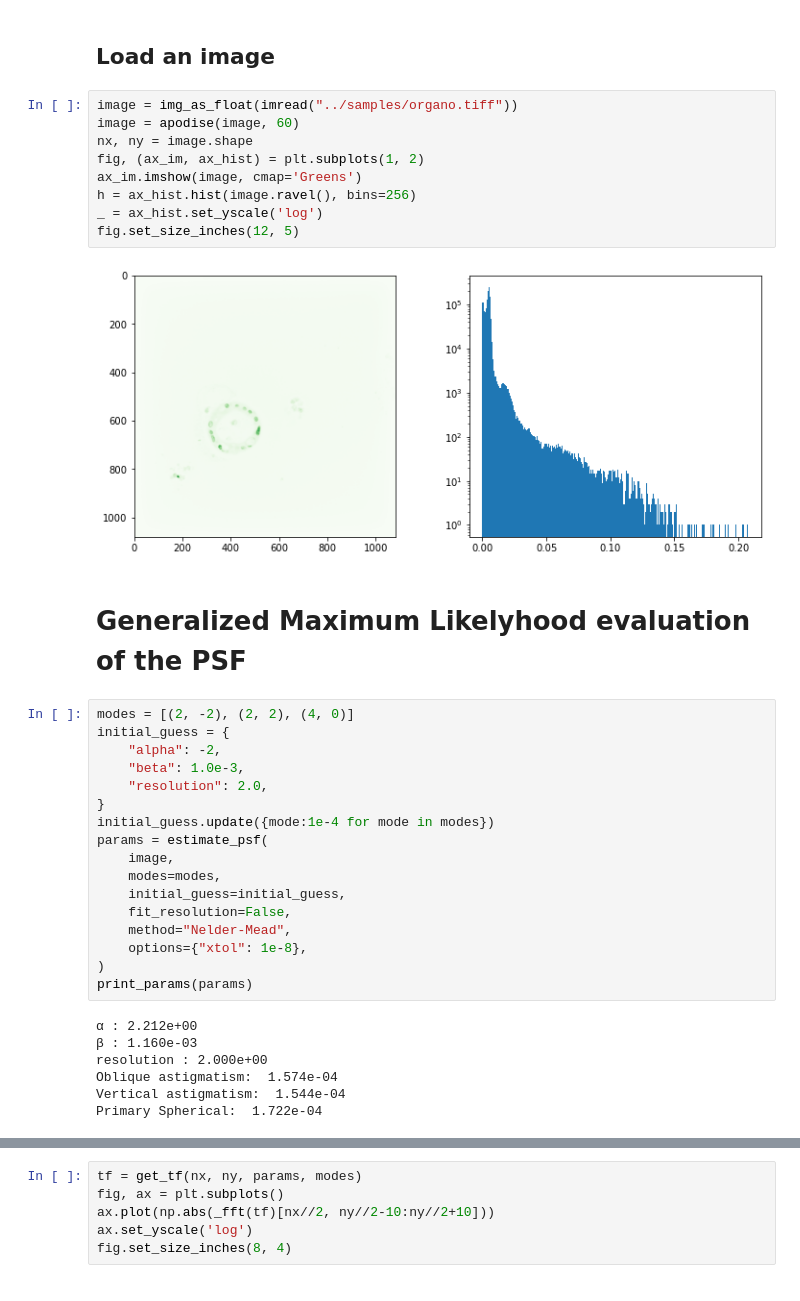
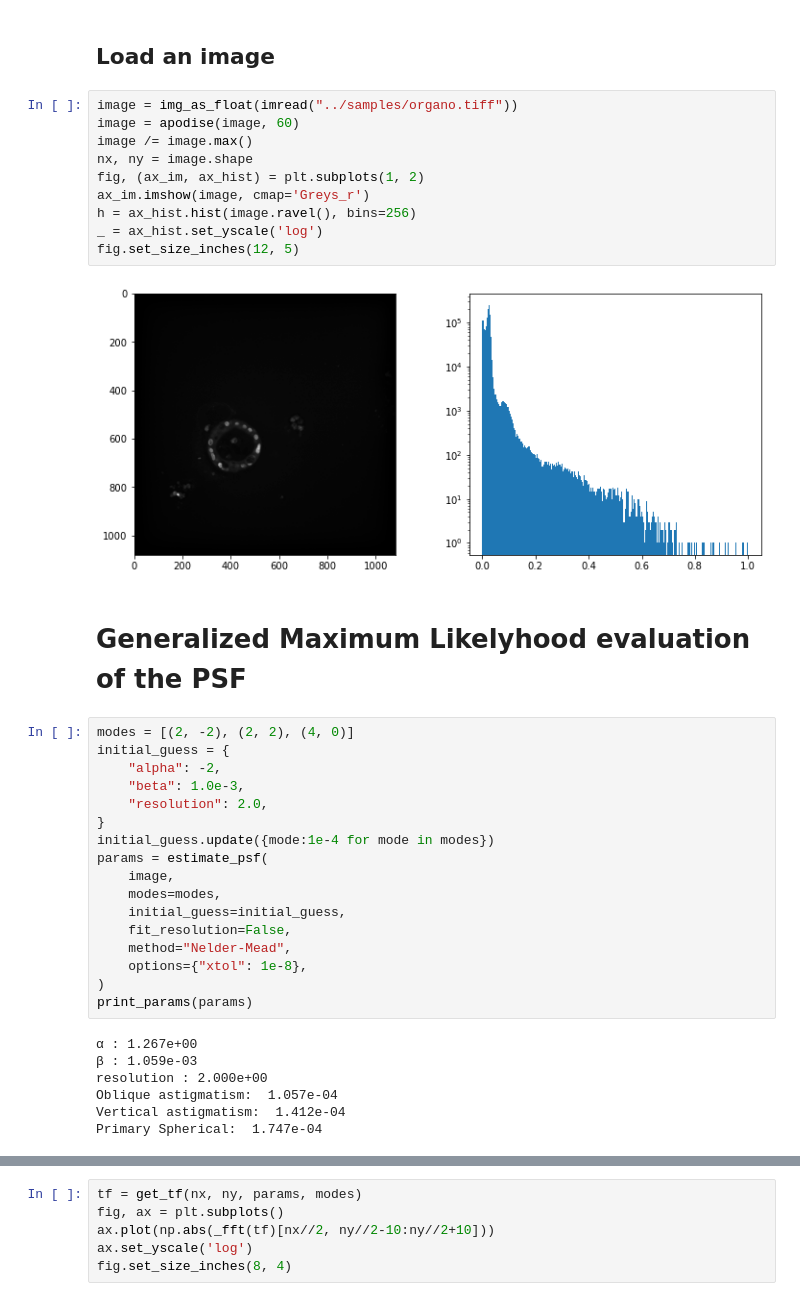
Before and after one commit to centuri-engineering/auto_metro, a Jupyter notebook: notebooks/MyopicDeconvolution.ipynb, the cells around one changed output, grey strips where cells are left out. Saved outputs shown, nothing was run; the diff lists cells and outputs as text.

```diff
--- a/notebooks/MyopicDeconvolution.ipynb
+++ b/notebooks/MyopicDeconvolution.ipynb
@@ -86,14 +86,15 @@ def print_params(params):
 # %%
 image = img_as_float(imread("../samples/organo.tiff"))
 image = apodise(image, 60)
+image /= image.max()
 nx, ny = image.shape
 fig, (ax_im, ax_hist) = plt.subplots(1, 2)
-ax_im.imshow(image, cmap='Greens')
+ax_im.imshow(image, cmap='Greys_r')
 h = ax_hist.hist(image.ravel(), bins=256)
 _ = ax_hist.set_yscale('log')
 fig.set_size_inches(12, 5)
 # %% [output]
-[figure, old version]
+[figure, new version]
 # %% [markdown]
 # Generalized Maximum Likelyhood evaluation of the PSF
 # %%
@@ -114,12 +115,12 @@ params = estimate_psf(
 )
 print_params(params)
 # %% [output]
-α : 2.212e+00
-β : 1.160e-03
+α : 1.267e+00
+β : 1.059e-03
 resolution : 2.000e+00
-Oblique astigmatism:  1.574e-04
-Vertical astigmatism:  1.544e-04
-Primary Spherical:  1.722e-04
+Oblique astigmatism:  1.057e-04
+Vertical astigmatism:  1.412e-04
+Primary Spherical:  1.747e-04
 # %%
 fig, axes = show_results(image, params, modes, fft_window=5)
 # %% [output]
```
Also changed, not shown: parts of 4 cells of this notebook, 3 other files.
